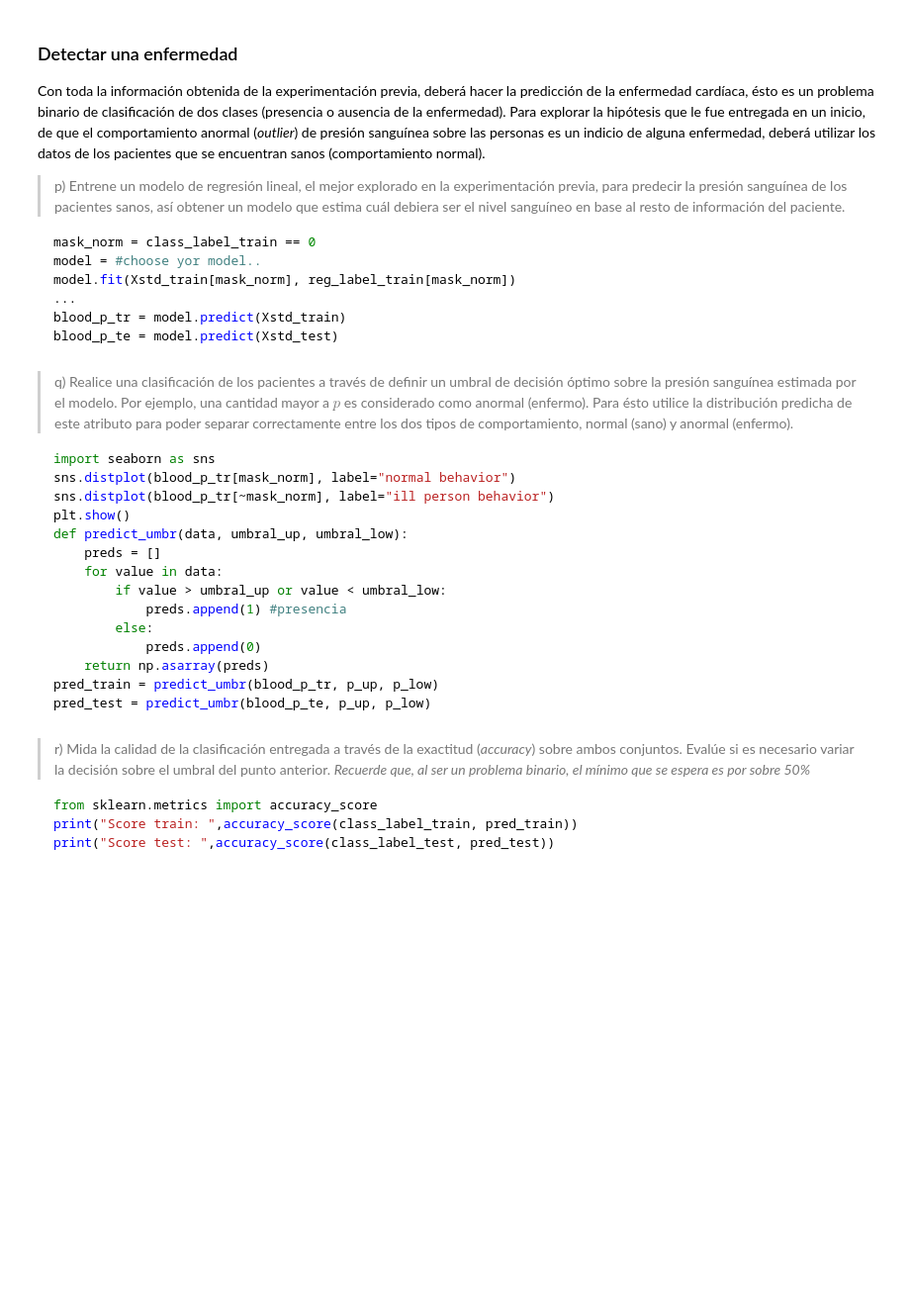
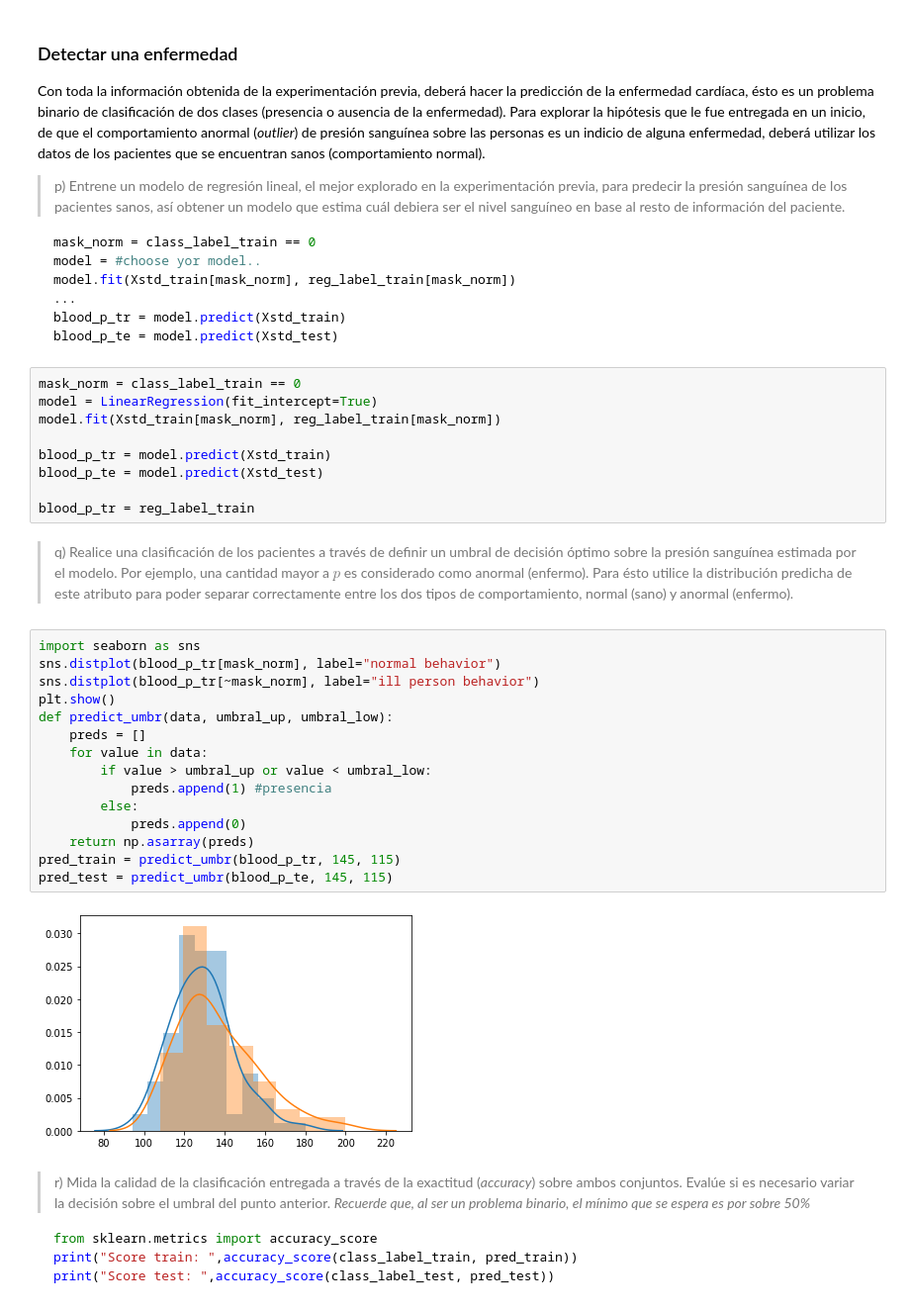
Before and after one commit to jpcastillog/Tarea1ML, a Jupyter notebook: Tarea1ML.ipynb, the cells around one changed output. Shown at 99% size. Drawn from its saved outputs; the diff is of its cells as text; blank space fills up the shorter version.

````diff
--- a/Tarea1ML.ipynb
+++ b/Tarea1ML.ipynb
@@ -830,24 +769,34 @@ model.fit(Xstd_train[mask_norm], reg_label_train[mask_norm])
 blood_p_tr = model.predict(Xstd_train)
 blood_p_te = model.predict(Xstd_test)
 ```
+# %%
+mask_norm = class_label_train == 0
+model = LinearRegression(fit_intercept=True)
+model.fit(Xstd_train[mask_norm], reg_label_train[mask_norm])
+
+blood_p_tr = model.predict(Xstd_train)
+blood_p_te = model.predict(Xstd_test)
+
+blood_p_tr = reg_label_train
 # %% [markdown]
 > q) Realice una clasificación de los pacientes a través de definir un umbral de decisión óptimo sobre la presión sanguínea estimada por el modelo. Por ejemplo, una cantidad mayor a $p$ es considerado como anormal (enfermo). Para ésto utilice la distribución predicha de este atributo para poder separar correctamente entre los dos tipos de comportamiento, normal (sano) y anormal (enfermo).
-```python
-import seaborn as sns
-sns.distplot(blood_p_tr[mask_norm], label="normal behavior")
-sns.distplot(blood_p_tr[~mask_norm], label="ill person behavior")
-plt.show()
-def predict_umbr(data, umbral_up, umbral_low):
-    preds = []
-    for value in data:
-        if value > umbral_up or value < umbral_low:
-            preds.append(1) #presencia
-        else:
-            preds.append(0)
-    return np.asarray(preds)
-pred_train = predict_umbr(blood_p_tr, p_up, p_low)
-pred_test = predict_umbr(blood_p_te, p_up, p_low)
-```
+# %%
+import seaborn as sns
+sns.distplot(blood_p_tr[mask_norm], label="normal behavior")
+sns.distplot(blood_p_tr[~mask_norm], label="ill person behavior")
+plt.show()
+def predict_umbr(data, umbral_up, umbral_low):
+    preds = []
+    for value in data:
+        if value > umbral_up or value < umbral_low:
+            preds.append(1) #presencia
+        else:
+            preds.append(0)
+    return np.asarray(preds)
+pred_train = predict_umbr(blood_p_tr, 145, 115)
+pred_test = predict_umbr(blood_p_te, 145, 115)
+# %% [output]
+[figure, added]
 # %% [markdown]
 > r) Mida la calidad de la clasificación entregada a través de la exactitud (*accuracy*) sobre ambos conjuntos. Evalúe si es necesario variar la decisión sobre el umbral del punto anterior. *Recuerde que, al ser un problema binario, el mínimo que se espera es por sobre 50\%*
 ```python
````
Also changed, not shown: parts of 22 cells of this notebook, 1 other file.
